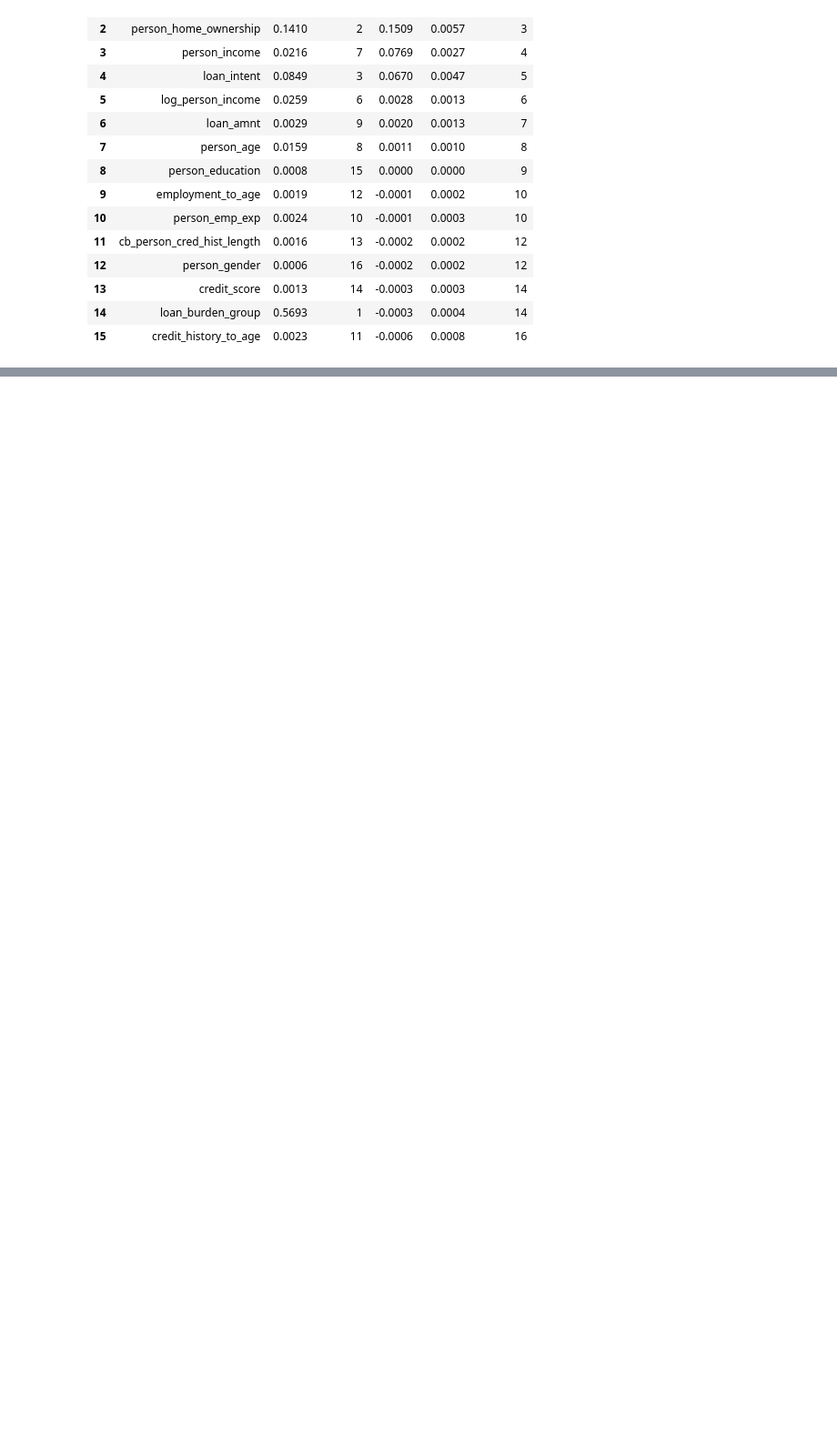
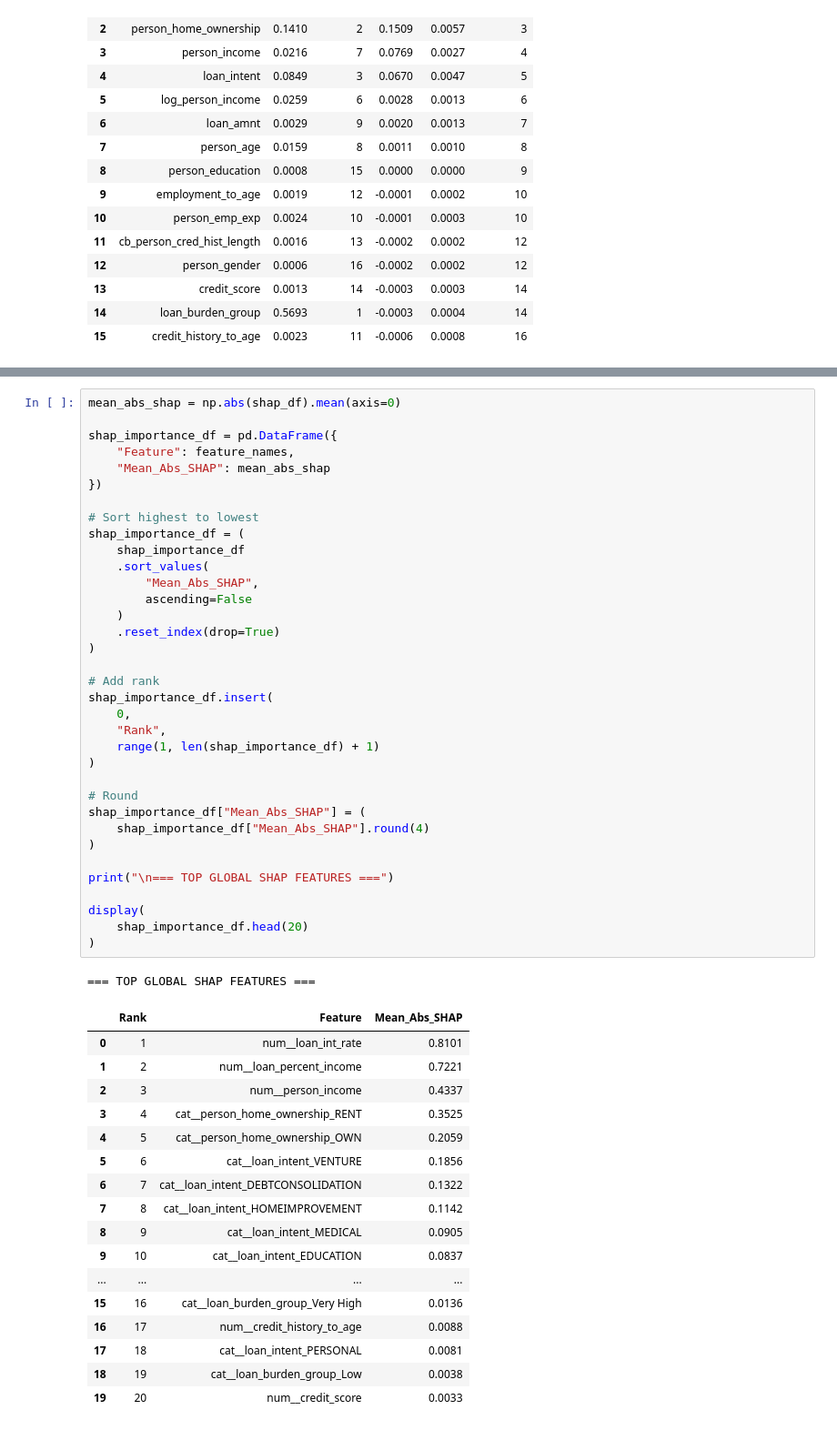
Before and after one commit to jiannyuhs-hue/ADALL_github, a Jupyter notebook: ADALL assignment/3013570Y_ADALL_ASSIGNMENT_2026Jun_(student).ipynb, the cells around one changed output, grey strips where cells are left out. Shown at 91% size. Saved outputs shown, nothing was run; the diff lists cells and outputs as text; blank space fills up the shorter version.

```diff
--- a/ADALL assignment/3013570Y_ADALL_ASSIGNMENT_2026Jun_(student).ipynb
+++ b/ADALL assignment/3013570Y_ADALL_ASSIGNMENT_2026Jun_(student).ipynb
@@ -3473,0 +3579,54 @@ display(final_importance_table)
+# %%
+mean_abs_shap = np.abs(shap_df).mean(axis=0)
+
+shap_importance_df = pd.DataFrame({
+    "Feature": feature_names,
+    "Mean_Abs_SHAP": mean_abs_shap
+})
+
+# Sort highest to lowest
+shap_importance_df = (
+    shap_importance_df
+    .sort_values(
+        "Mean_Abs_SHAP",
+        ascending=False
+    )
+    .reset_index(drop=True)
+)
+
+# Add rank
+shap_importance_df.insert(
+    0,
+    "Rank",
+    range(1, len(shap_importance_df) + 1)
+)
+
+# Round
+shap_importance_df["Mean_Abs_SHAP"] = (
+    shap_importance_df["Mean_Abs_SHAP"].round(4)
+)
+
+print("\n=== TOP GLOBAL SHAP FEATURES ===")
+
+display(
+    shap_importance_df.head(20)
+)
+# %% [output]
+=== TOP GLOBAL SHAP FEATURES ===
+|  | Rank | Feature | Mean_Abs_SHAP |
+| 0 | 1 | num__loan_int_rate | 0.8101 |
+| 1 | 2 | num__loan_percent_income | 0.7221 |
+| 2 | 3 | num__person_income | 0.4337 |
+| 3 | 4 | cat__person_home_ownership_RENT | 0.3525 |
+| 4 | 5 | cat__person_home_ownership_OWN | 0.2059 |
+| 5 | 6 | cat__loan_intent_VENTURE | 0.1856 |
+| 6 | 7 | cat__loan_intent_DEBTCONSOLIDATION | 0.1322 |
+| 7 | 8 | cat__loan_intent_HOMEIMPROVEMENT | 0.1142 |
+| 8 | 9 | cat__loan_intent_MEDICAL | 0.0905 |
+| 9 | 10 | cat__loan_intent_EDUCATION | 0.0837 |
+| ... | ... | ... | ... |
+| 15 | 16 | cat__loan_burden_group_Very High | 0.0136 |
+| 16 | 17 | num__credit_history_to_age | 0.0088 |
+| 17 | 18 | cat__loan_intent_PERSONAL | 0.0081 |
+| 18 | 19 | cat__loan_burden_group_Low | 0.0038 |
+| 19 | 20 | num__credit_score | 0.0033 |
```
Also changed, not shown: parts of 3 cells of this notebook.
